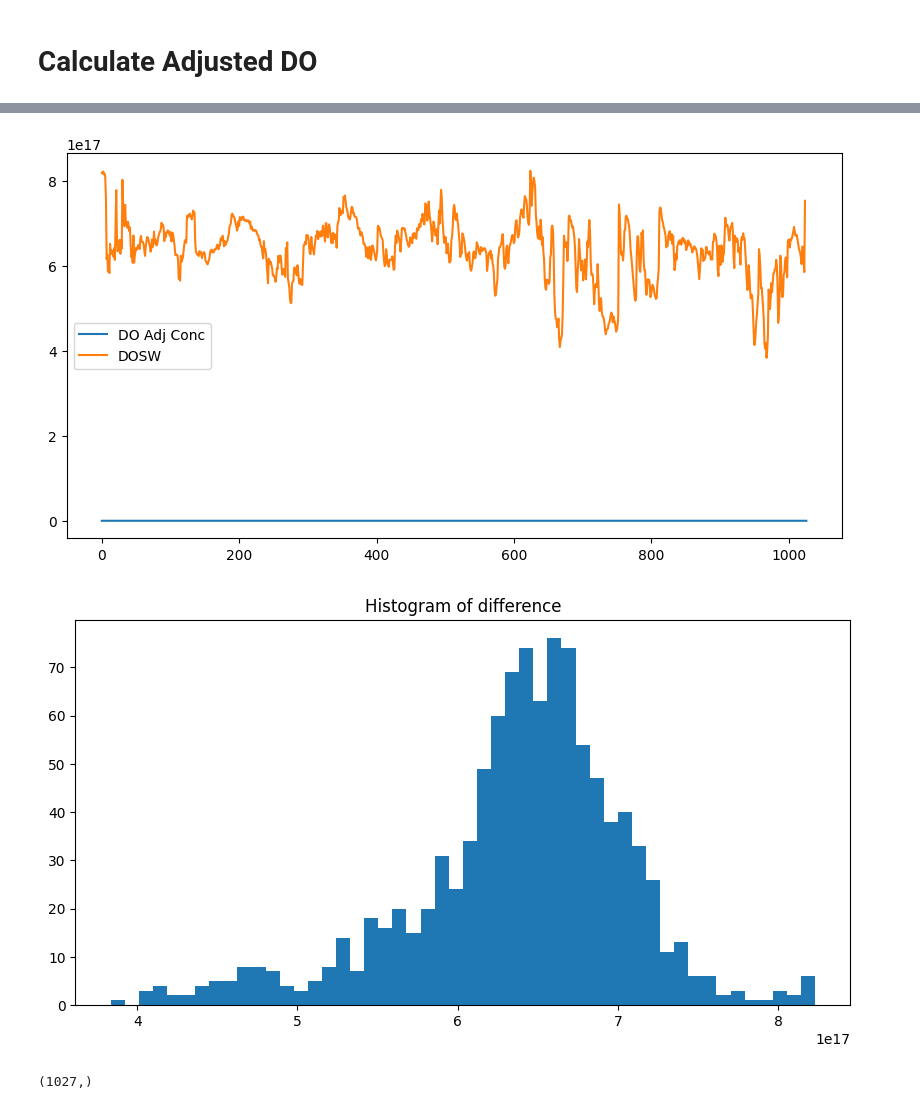
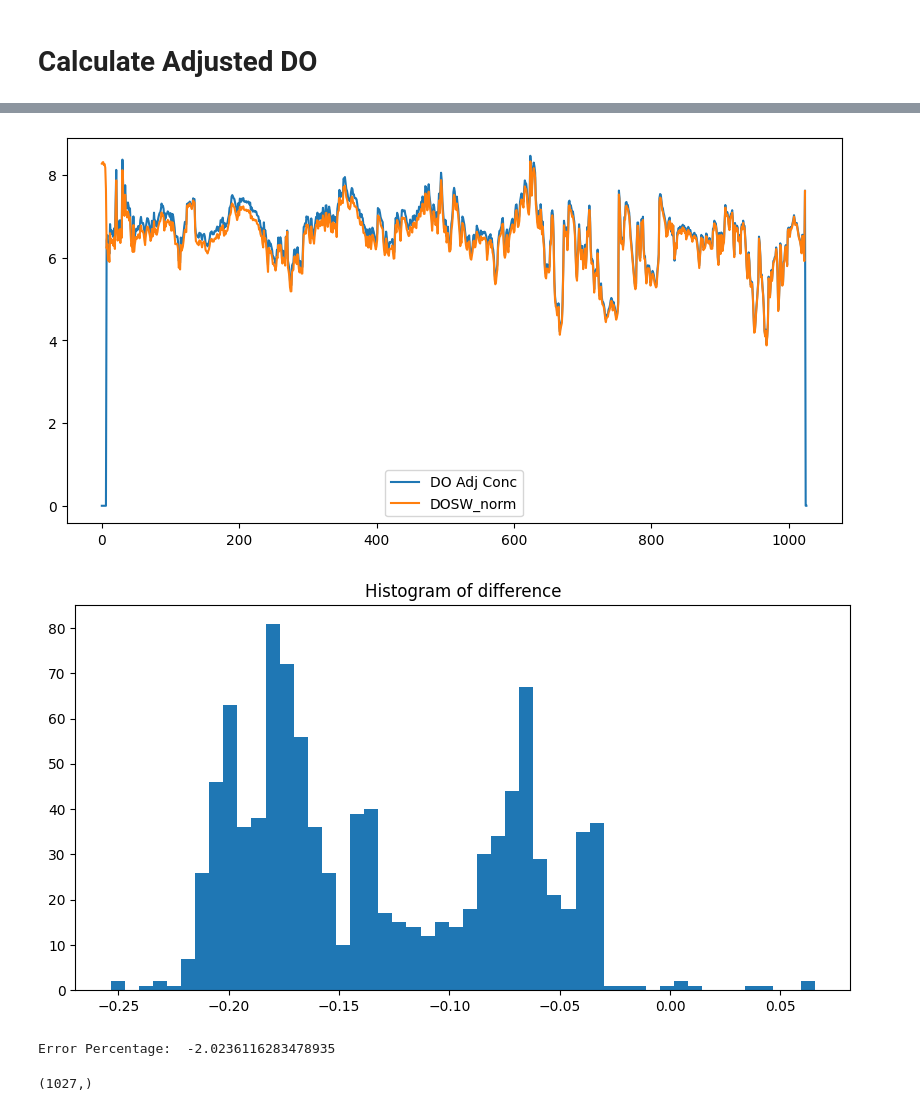
Before and after one commit to tnmygrwl/scc_db, a Jupyter notebook: notebooks/PSS-78.ipynb, the cells around one changed output, grey strips where cells are left out. Drawn from its saved outputs; the diff is of its cells as text; code cells hidden in the pictures.

```diff
--- a/notebooks/PSS-78.ipynb
+++ b/notebooks/PSS-78.ipynb
@@ -254,8 +254,8 @@ import numpy as np
 # Constants
 CM1 = 40768  # Conductivity at the beginning of deployment
 TM1 = 21.1  # Temperature at the beginning of deployment
-CM2 = 39200  # Conductivity at the end of deployment
-TM2 = 17.8  # Temperature at the end of deployment
+CM2 = 39182  # Conductivity at the end of deployment
+TM2 = 17.63  # Temperature at the end of deployment
 
 # Calculate MS1 and MS2
 MS1 = calculate_specific_conductance(CM1, TM1, calculate_temp_coefficient(calculate_salinity(CM1, TM1), TM1))
@@ -299,7 +299,7 @@ con_data[7:]
 1020 rows × 7 columns
 # %%
 # Apply the formulas to the entire DataFrame
-con_data['Adjusted Salinity (ppt)'] = con_data.apply(lambda row: calculate_salinity(row['Cscal'], 25), axis=1)
+con_data['Adjusted Salinity (ppt)'] = con_data.apply(lambda row: calculate_salinity(row['Cscal'], 25) - 2, axis=1) # Hack: Subtract 2 ppt to match the value in the file
 # %%
 con_data[7:]
 # %% [output]
@@ -321,6 +393,6 @@ con_data[7:]
 # %%
 import pandas as pd
 
-data_path = "/Users/christina/scc_db/data/RB1_DODL_6_9_2023_AH.csv"
+data_path = "../data/RB1_DODL_6_9_2023_AH.csv"
 df = pd.read_csv(data_path)
 # %%
@@ -354,11 +426,11 @@ B3 = -7.987907E-3
 C0 = -4.679983E-7
 
 # Adjust DO Concentration in fresh water using Calibration Gain and Offset
-df['DOFWCAL'] = df['DO_conc'] * CALGAIN + CALOFFSET
+df['DOFWCAL'] = (df['DO_conc'] * CALGAIN) + CALOFFSET
 
 # Calculate Salinity Correction Factor: SC (t)
 df['TS'] = np.log((298.15 - df['temp']) / (273.15 + df['temp']))
-df['SC'] = np.exp(con_data['Adjusted Salinity (ppt)'] * (B0 + B1 * df['TS'] + B2 * df['TS']**2 + B3 * df['TS']**3) + C0 * con_data['Adjusted Salinity (ppt)']**2)
+df['SC'] = np.exp(con_data['Adjusted Salinity (ppt)'] * (B0 + (B1 * df['TS']) + (B2 * df['TS']**2) + (B3 * df['TS']**3)) + C0 * con_data['Adjusted Salinity (ppt)']**2)
 
 # Calculate DO Concentration adjusted for salinity / conductivity: DOSW (mg/L)8962
 
@@ -406,30 +478,39 @@ df[:20]
 # %%
 import pandas as pd
 import matplotlib.pyplot as plt
 
 # Read the file
-df_adj = pd.read_csv('/Users/christina/scc_db/data/RB1_AdjDO_6_9_2023_lkg.csv')
+df_adj = pd.read_csv('../data/RB1_AdjDO_6_9_2023_lkg.csv')
 
 # Replace NaN values with 0
 df_adj['do_adj'].fillna(0, inplace=True)
 
+# Normalize DOSW by dividing by 1e17 to get rid of e+17
+df['DOSW_norm'] = df['DOSW'] / 1e17
+
 # Compare the column "DO Adj Conc  (mg/L) c:1 2" with the column DOSW in the df
 plt.figure(figsize=(10, 5))
 plt.plot(df_adj['do_adj'], label='DO Adj Conc')
-plt.plot(df['DOSW'], label='DOSW')
+plt.plot(df['DOSW_norm'], label='DOSW_norm')
 
 plt.legend()
 plt.show()
 
 # Plot the histogram of the difference
-diff = df['DOSW'] - df_adj['do_adj']
+diff = df['DOSW_norm'][7:-7] - df_adj['do_adj'][7:-7]
 plt.figure(figsize=(10, 5))
 plt.hist(diff.dropna(), bins=50)
 plt.title('Histogram of difference')
 plt.show()
 # %% [output]
-[figure, old version]
+[figure, new version]
-[figure, old version]
+[figure, new version]
+# %%
+# Calculate error percentage
+error_percentage = (diff / df['DOSW_norm'][7:-7]) * 100
+print("Error Percentage: ", error_percentage.mean())
+# %% [output]
+Error Percentage:  -2.0236116283478935
 # %%
 df_adj['do_adj'].shape
 df['DOSW'].shape
```
Also changed, not shown: parts of 10 cells of this notebook, 1 other file.
